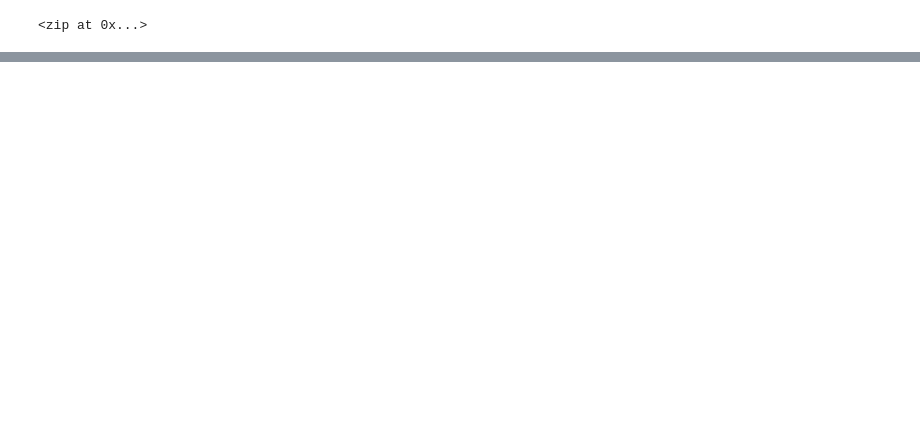
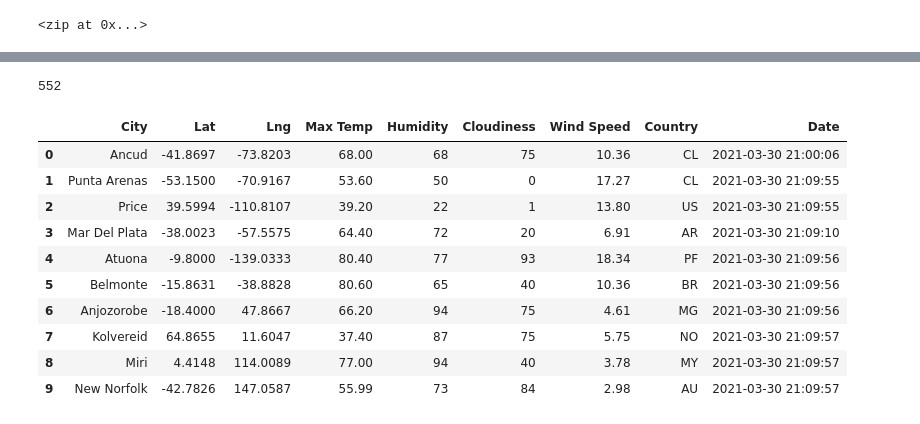
Before and after one commit to devinmyler/World_Weather_Analysis, a Jupyter notebook: WeatherPy.ipynb, the cells around one changed output, grey strips where cells are left out. Drawn from its saved outputs; the diff is of its cells as text; code cells hidden in the pictures; blank space fills up the shorter version.

```diff
--- a/WeatherPy.ipynb
+++ b/WeatherPy.ipynb
@@ -8,3 +21,6 @@ from citipy import citipy
+# %%
+# Starting URL for Weather Map API Call.
+url = "http://api.openweathermap.org/data/2.5/weather?units=Imperial&APPID=" + weather_api_key
 # %%
 # Create a set of random latitude and longitude combinations.
 lats = np.random.uniform(low=-90.000, high=90.000, size=1500)
@@ -32,0 +126,20 @@ len(cities)
+# %%
+len(city_data)
+# %% [output]
+552
+# %%
+# Convert the array of dictionaries to a Pandas DataFrame.
+city_data_df = pd.DataFrame(city_data)
+city_data_df.head(10)
+# %% [output]
+|  | City | Lat | Lng | Max Temp | Humidity | Cloudiness | Wind Speed | Country | Date |
+| 0 | Ancud | -41.8697 | -73.8203 | 68.00 | 68 | 75 | 10.36 | CL | 2021-03-30 21:00:06 |
+| 1 | Punta Arenas | -53.1500 | -70.9167 | 53.60 | 50 | 0 | 17.27 | CL | 2021-03-30 21:09:55 |
+| 2 | Price | 39.5994 | -110.8107 | 39.20 | 22 | 1 | 13.80 | US | 2021-03-30 21:09:55 |
+| 3 | Mar Del Plata | -38.0023 | -57.5575 | 64.40 | 72 | 20 | 6.91 | AR | 2021-03-30 21:09:10 |
+| 4 | Atuona | -9.8000 | -139.0333 | 80.40 | 77 | 93 | 18.34 | PF | 2021-03-30 21:09:56 |
+| 5 | Belmonte | -15.8631 | -38.8828 | 80.60 | 65 | 40 | 10.36 | BR | 2021-03-30 21:09:56 |
+| 6 | Anjozorobe | -18.4000 | 47.8667 | 66.20 | 94 | 75 | 4.61 | MG | 2021-03-30 21:09:56 |
+| 7 | Kolvereid | 64.8655 | 11.6047 | 37.40 | 87 | 75 | 5.75 | NO | 2021-03-30 21:09:57 |
+| 8 | Miri | 4.4148 | 114.0089 | 77.00 | 94 | 40 | 3.78 | MY | 2021-03-30 21:09:57 |
+| 9 | New Norfolk | -42.7826 | 147.0587 | 55.99 | 73 | 84 | 2.98 | AU | 2021-03-30 21:09:57 |
```
Also changed, not shown: parts of 5 cells of this notebook, 4 other files.
